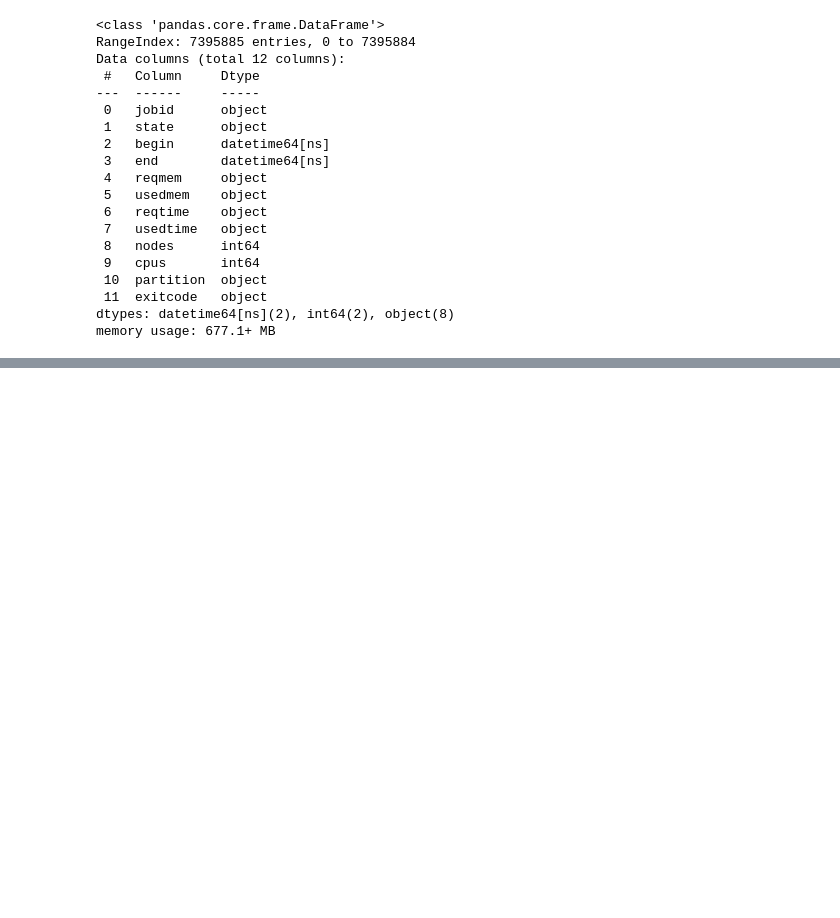
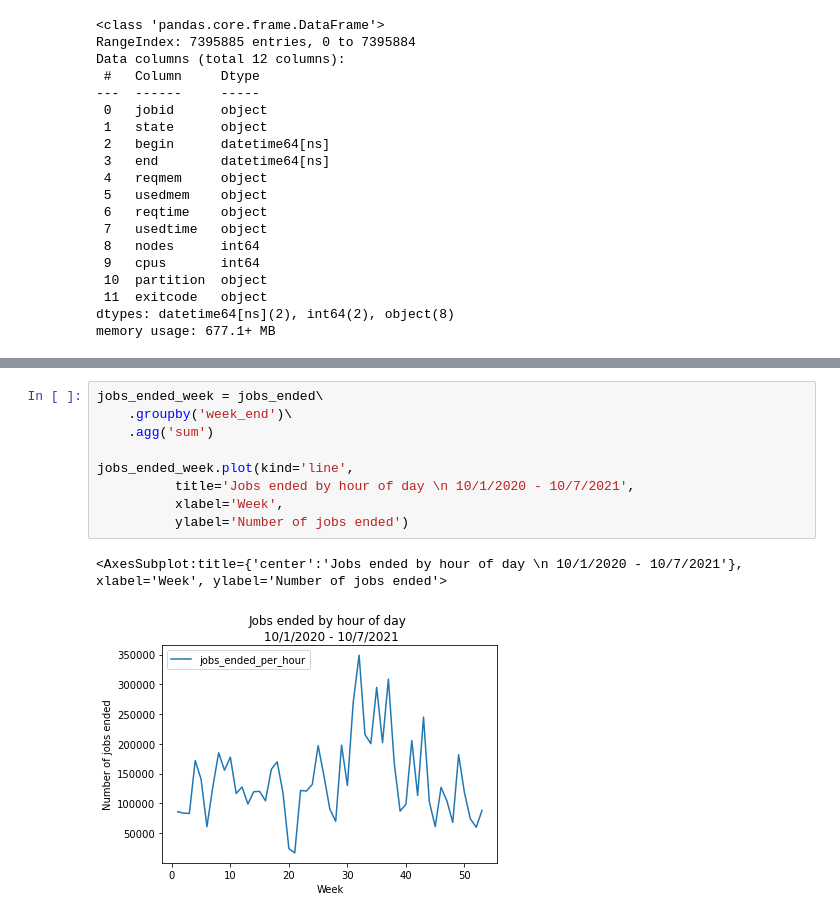
Before and after one commit to nss-data-science-cohort-5/accre-red-skittles, a Jupyter notebook: notebooks/fullsample.ipynb, the cells around one changed output, grey strips where cells are left out. Saved outputs shown, nothing was run; the diff lists cells and outputs as text; blank space fills up the shorter version.

```diff
--- a/notebooks/fullsample.ipynb
+++ b/notebooks/fullsample.ipynb
@@ -53,0 +104,12 @@ Name: lifespan, Length: 7395885, dtype: timedelta64[ns]
+# %%
+jobs_ended_week = jobs_ended\
+    .groupby('week_end')\
+    .agg('sum')
+
+jobs_ended_week.plot(kind='line',
+          title='Jobs ended by hour of day \n 10/1/2020 - 10/7/2021',
+          xlabel='Week',
+          ylabel='Number of jobs ended')
+# %% [output]
+<AxesSubplot:title={'center':'Jobs ended by hour of day \n 10/1/2020 - 10/7/2021'}, xlabel='Week', ylabel='Number of jobs ended'>
+[figure, added]
```
Also changed, not shown: parts of 11 cells of this notebook.
